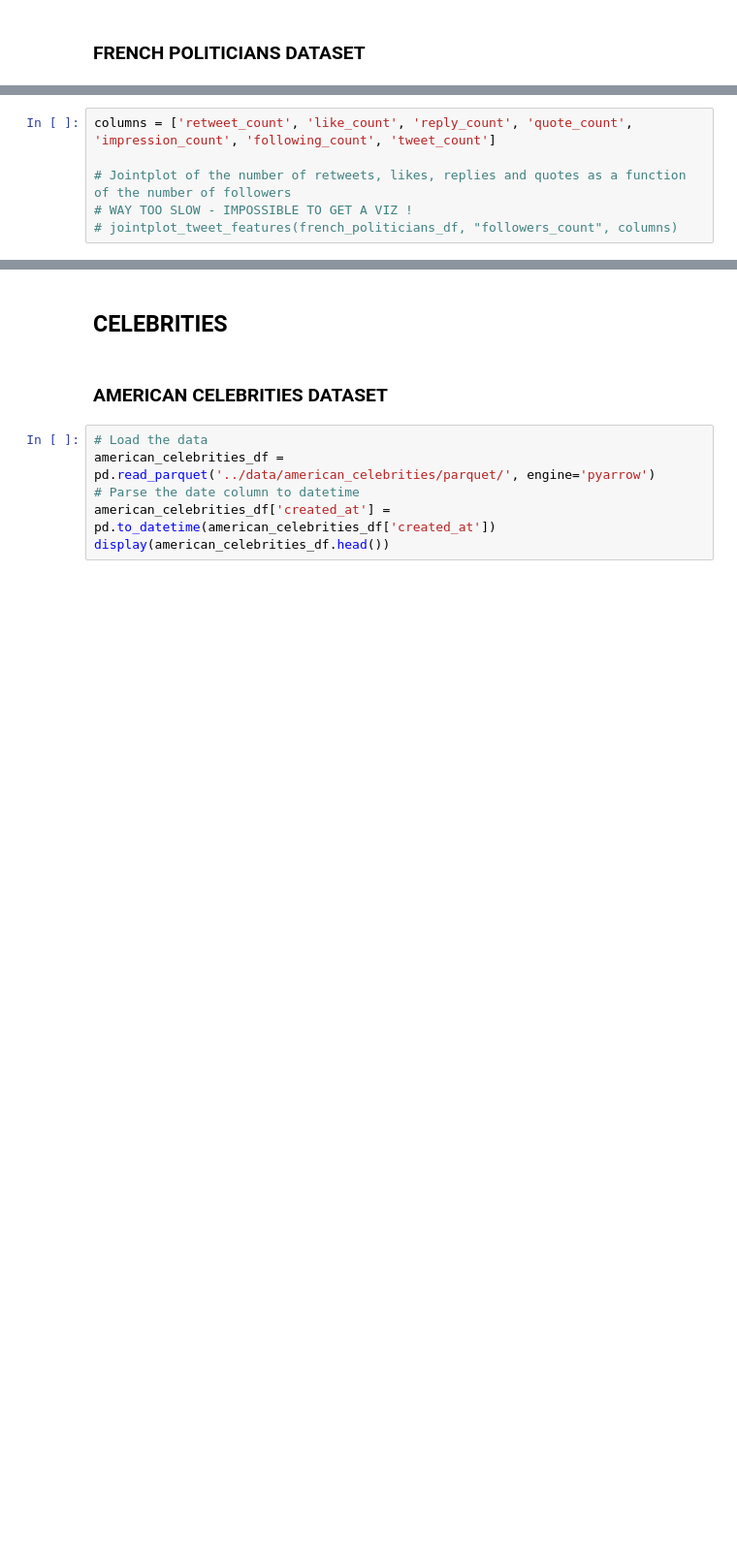
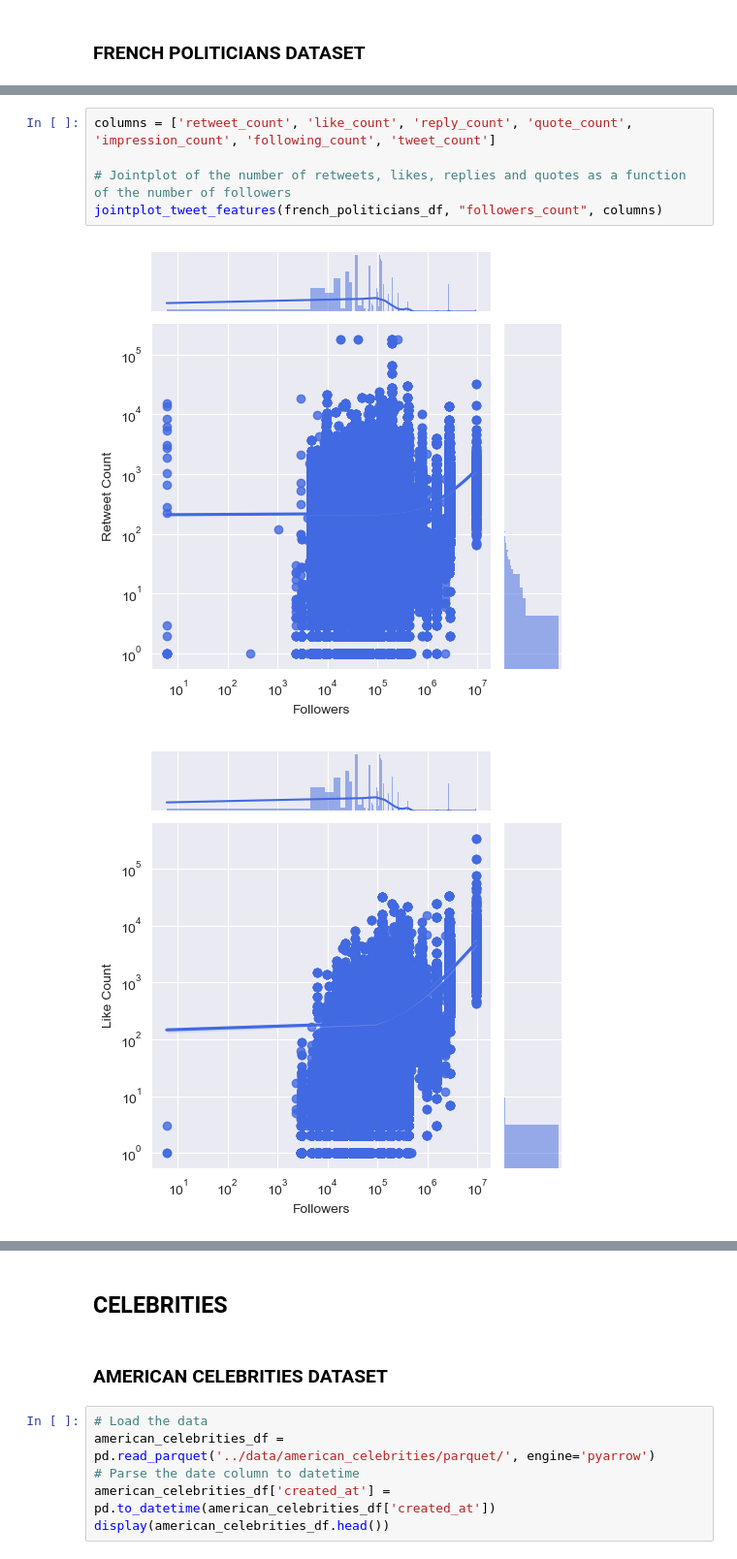
Before and after one commit to abiola123/TwitterAnalysis, a Jupyter notebook: notebooks/03_data_visualization.ipynb, the cells around one changed output, grey strips where cells are left out. Shown at 97% size. Saved outputs shown, nothing was run; the diff lists cells and outputs as text; blank space fills up the shorter version.

```diff
--- a/notebooks/03_data_visualization.ipynb
+++ b/notebooks/03_data_visualization.ipynb
@@ -131,6 +143,8 @@ display(french_politicians_df.head())
 # %%
 columns = ['retweet_count', 'like_count', 'reply_count', 'quote_count', 'impression_count', 'following_count', 'tweet_count']
 
 # Jointplot of the number of retweets, likes, replies and quotes as a function of the number of followers
-# WAY TOO SLOW - IMPOSSIBLE TO GET A VIZ !
-# jointplot_tweet_features(french_politicians_df, "followers_count", columns)
+jointplot_tweet_features(french_politicians_df, "followers_count", columns)
+# %% [output]
+[figure, added]
+[figure, added]
```
Also changed, not shown: parts of 5 cells of this notebook, 6 other files.
